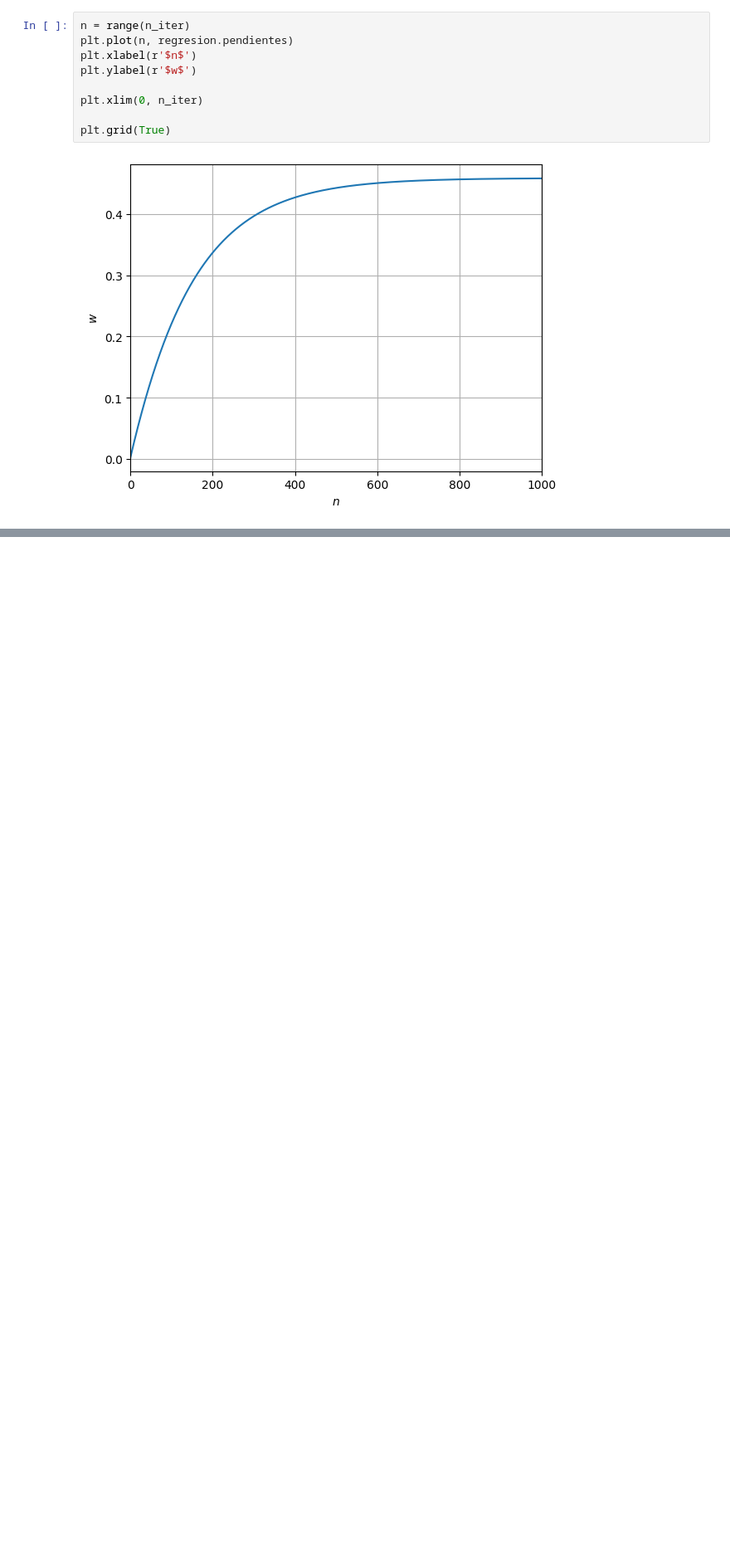
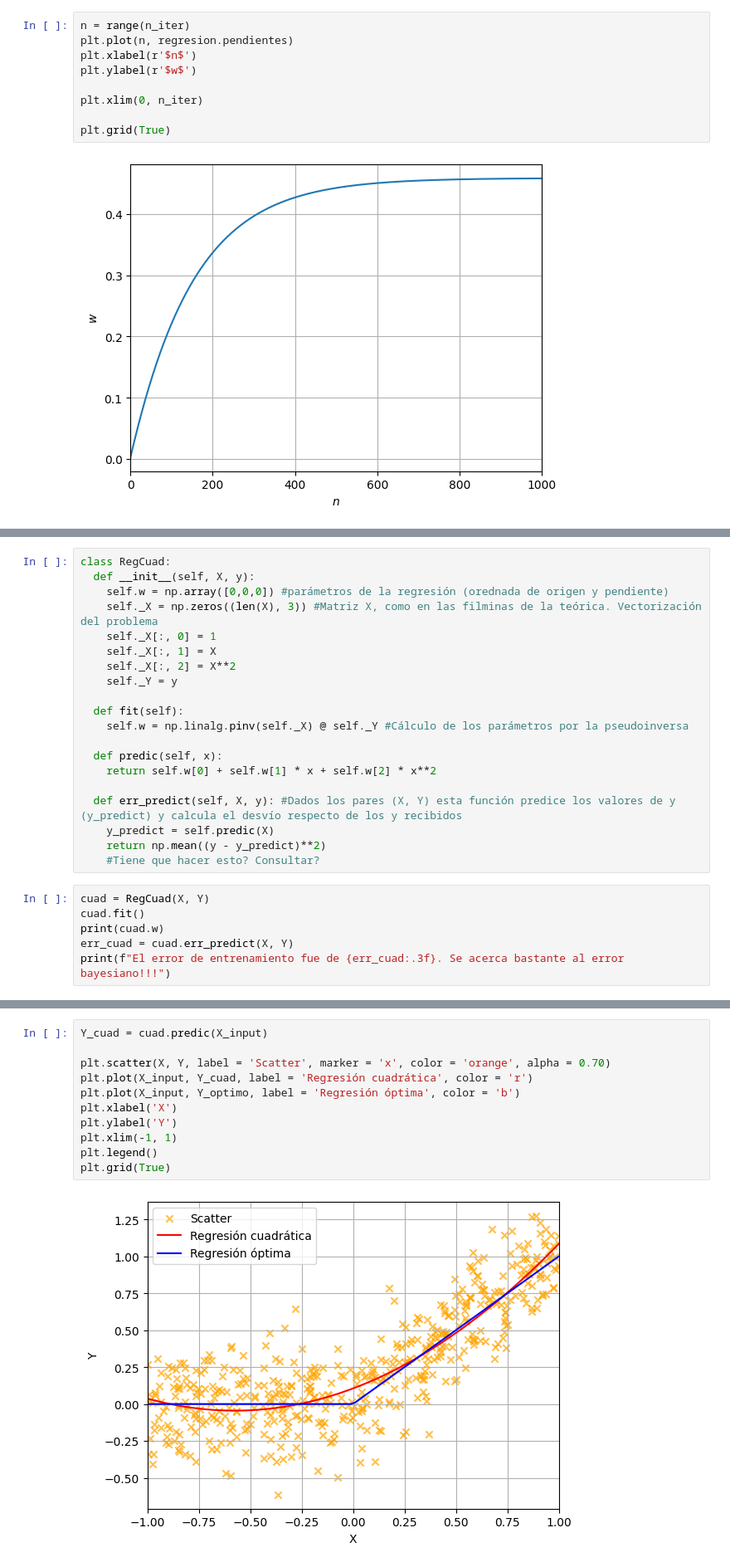
Before and after one commit to smabrera03/Taller-de-se-ales-2025C2, a Jupyter notebook: TPS/TP1 Regresión lineal/TP1_Cabrera.ipynb, the cells around one changed output, grey strips where cells are left out. Shown: that part at 83% size. Cells and saved outputs as stored; diff of their text form; blank space fills up the shorter version.

Commit message:
Agregué la regresión cuadrática

```diff
--- a/TPS/TP1 Regresión lineal/TP1_Cabrera.ipynb
+++ b/TPS/TP1 Regresión lineal/TP1_Cabrera.ipynb
@@ -228,0 +260,26 @@ plt.grid(True)
+# %%
+class RegCuad:
+  def __init__(self, X, y):
+    self.w = np.array([0,0,0]) #parámetros de la regresión (orednada de origen y pendiente)
+    self._X = np.zeros((len(X), 3)) #Matriz X, como en las filminas de la teórica. Vectorización del problema
+    self._X[:, 0] = 1
+    self._X[:, 1] = X
+    self._X[:, 2] = X**2
+    self._Y = y
+
+  def fit(self):
+    self.w = np.linalg.pinv(self._X) @ self._Y #Cálculo de los parámetros por la pseudoinversa
+
+  def predic(self, x):
+    return self.w[0] + self.w[1] * x + self.w[2] * x**2
+
+  def err_predict(self, X, y): #Dados los pares (X, Y) esta función predice los valores de y (y_predict) y calcula el desvío respecto de los y recibidos
+    y_predict = self.predic(X)
+    return np.mean((y - y_predict)**2)
+    #Tiene que hacer esto? Consultar?
+# %%
+cuad = RegCuad(X, Y)
+cuad.fit()
+print(cuad.w)
+err_cuad = cuad.err_predict(X, Y)
+print(f"El error de entrenamiento fue de {err_cuad:.3f}. Se acerca bastante al error bayesiano!!!")
@@ -228,0 +289,13 @@ plt.grid(True)
+# %%
+Y_cuad = cuad.predic(X_input)
+
+plt.scatter(X, Y, label = 'Scatter', marker = 'x', color = 'orange', alpha = 0.70)
+plt.plot(X_input, Y_cuad, label = 'Regresión cuadrática', color = 'r')
+plt.plot(X_input, Y_optimo, label = 'Regresión óptima', color = 'b')
+plt.xlabel('X')
+plt.ylabel('Y')
+plt.xlim(-1, 1)
+plt.legend()
+plt.grid(True)
+# %% [output]
+[figure, added]
```
Also changed, not shown: parts of 2 cells of this notebook, 3 other files.
